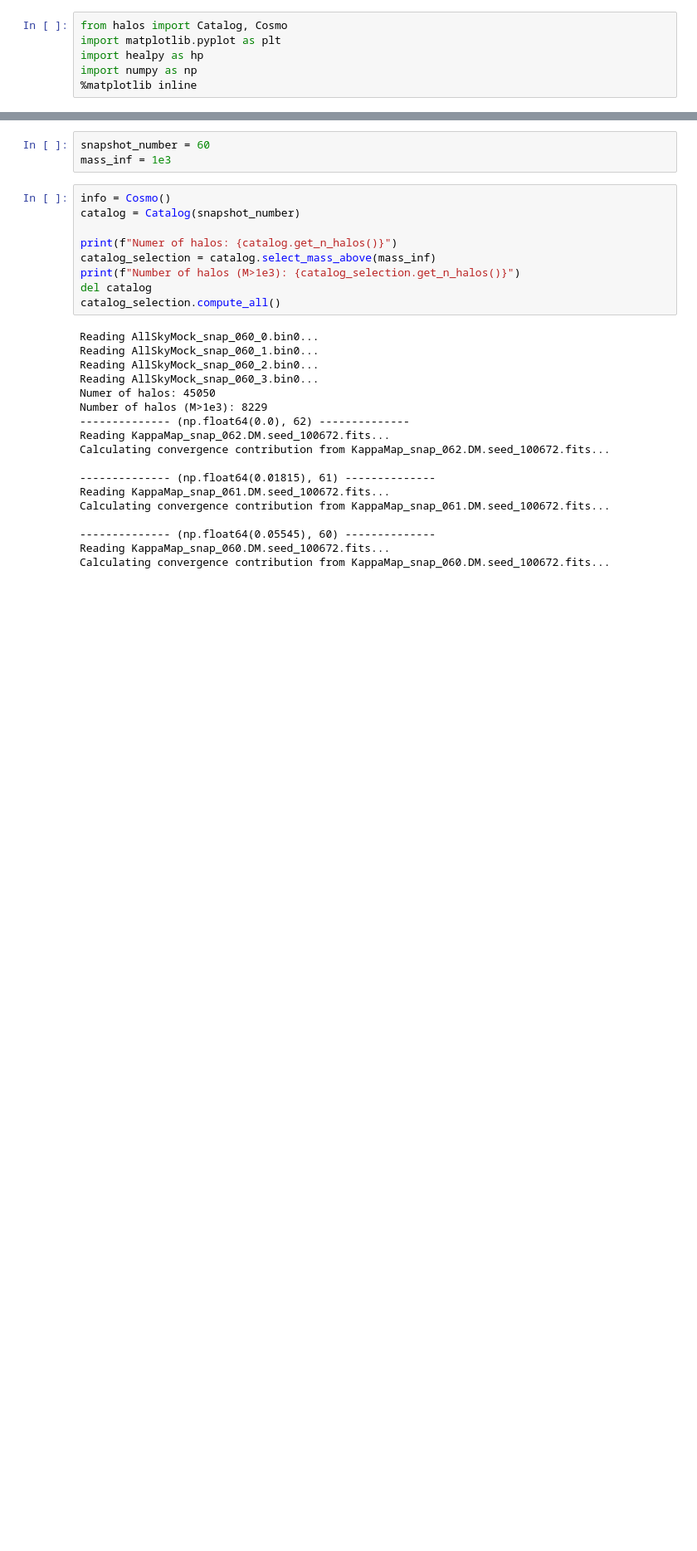
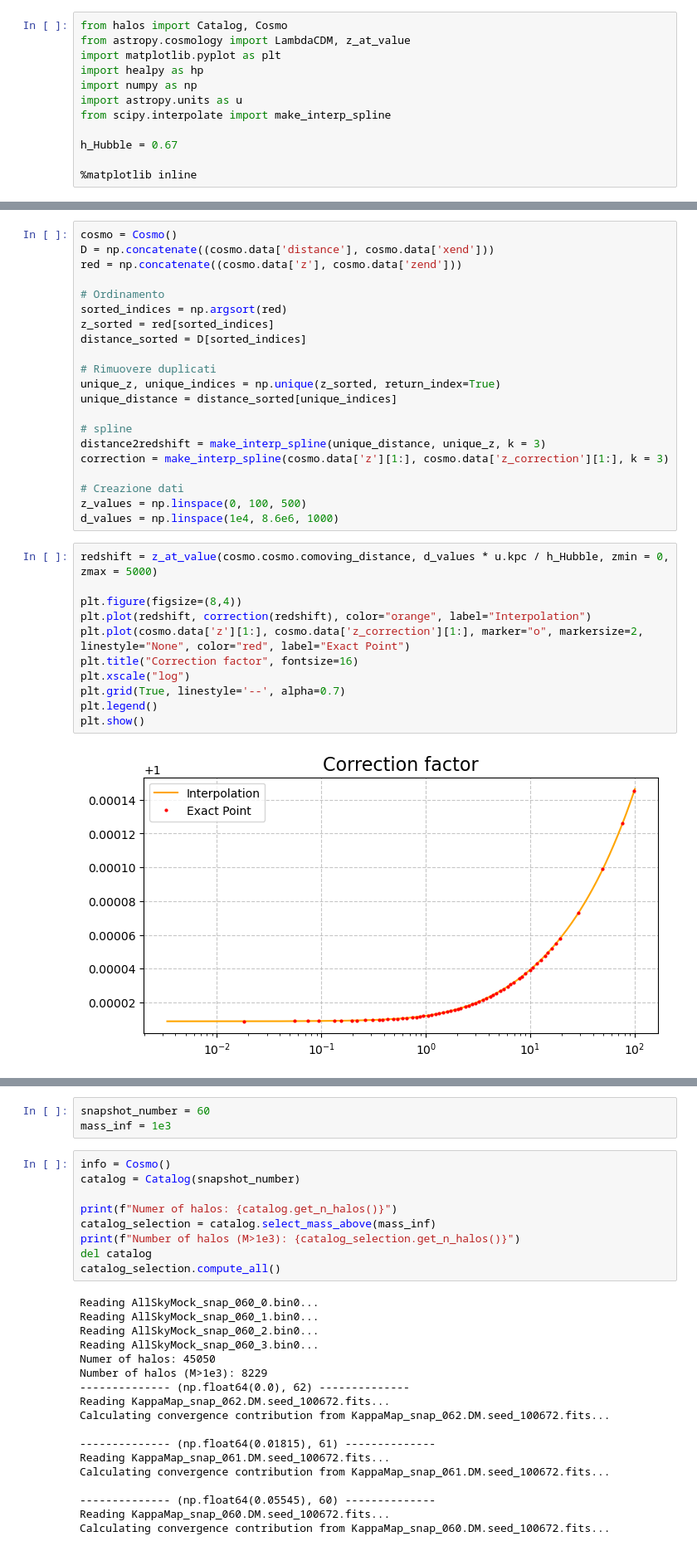
Before and after one commit to matteopicciolini/MasterThesis, a Jupyter notebook: Halos.ipynb, the cells around one changed output, grey strips where cells are left out. Shown at 83% size. Drawn from its saved outputs; the diff is of its cells as text; blank space fills up the shorter version.

Commit message:
CAMB and redshift correction

```diff
--- a/Halos.ipynb
+++ b/Halos.ipynb
@@ -5,6 +1,12 @@ I create two plots showing the distribution of halos in shells. The first plot i
 # %%
 from halos import Catalog, Cosmo
+from astropy.cosmology import LambdaCDM, z_at_value
 import matplotlib.pyplot as plt
 import healpy as hp
 import numpy as np
+import astropy.units as u
+from scipy.interpolate import make_interp_spline
+
+h_Hubble = 0.67
+
 %matplotlib inline
@@ -10,0 +17,34 @@ import numpy as np
+# %%
+cosmo = Cosmo()
+D = np.concatenate((cosmo.data['distance'], cosmo.data['xend']))
+red = np.concatenate((cosmo.data['z'], cosmo.data['zend']))
+
+# Ordinamento
+sorted_indices = np.argsort(red)
+z_sorted = red[sorted_indices]
+distance_sorted = D[sorted_indices]
+
+# Rimuovere duplicati
+unique_z, unique_indices = np.unique(z_sorted, return_index=True)
+unique_distance = distance_sorted[unique_indices]
+
+# spline
+distance2redshift = make_interp_spline(unique_distance, unique_z, k = 3)
+correction = make_interp_spline(cosmo.data['z'][1:], cosmo.data['z_correction'][1:], k = 3)
+
+# Creazione dati
+z_values = np.linspace(0, 100, 500)
+d_values = np.linspace(1e4, 8.6e6, 1000)
+# %%
+redshift = z_at_value(cosmo.cosmo.comoving_distance, d_values * u.kpc / h_Hubble, zmin = 0, zmax = 5000)
+
+plt.figure(figsize=(8,4))
+plt.plot(redshift, correction(redshift), color="orange", label="Interpolation")
+plt.plot(cosmo.data['z'][1:], cosmo.data['z_correction'][1:], marker="o", markersize=2, linestyle="None", color="red", label="Exact Point")
+plt.title("Correction factor", fontsize=16)
+plt.xscale("log")
+plt.grid(True, linestyle='--', alpha=0.7)
+plt.legend()
+plt.show()
+# %% [output]
+[figure, added]
```
Also changed, not shown: parts of 16 cells of this notebook, 1 other file.
